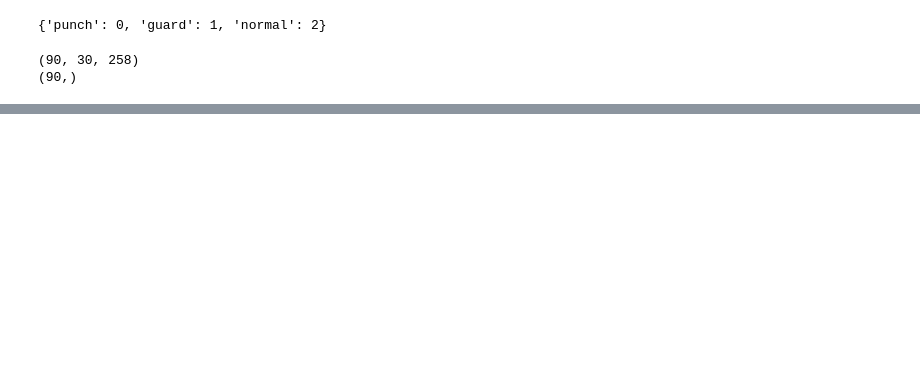
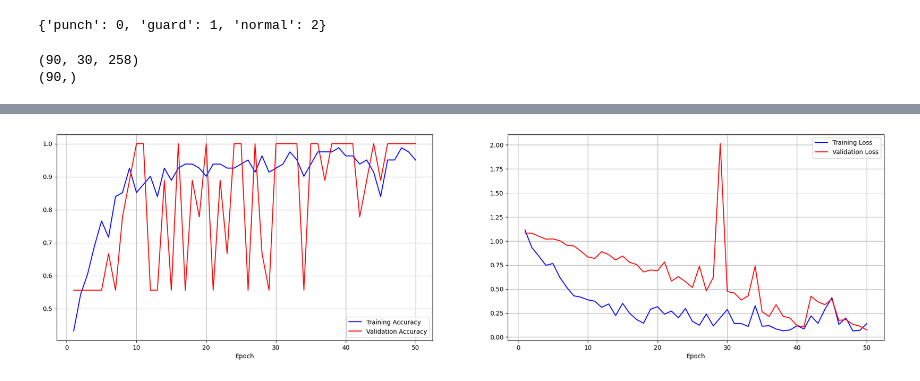
Before and after one commit to NiloofarAZAD/Human-Action-Recognition-Using-LSTM, a Jupyter notebook: Human_pose_Estimation_Medipipe_&_Activity_Recognition_LSTM.ipynb, the cells around one changed output, grey strips where cells are left out. Cells and saved outputs as stored; diff of their text form; code cells hidden in the pictures; blank space fills up the shorter version.

```diff
--- a/Human_pose_Estimation_Medipipe_&_Activity_Recognition_LSTM.ipynb
+++ b/Human_pose_Estimation_Medipipe_&_Activity_Recognition_LSTM.ipynb
@@ -194,0 +174,13 @@ punch
+# %%
+# compile the model
+model.compile(optimizer='sgd', loss='categorical_crossentropy', metrics=["accuracy"])
+
+checkpoint = ModelCheckpoint("./Action_recognition_LSTM.model.h5", monitor='val_acc', verbose=1, save_best_only=True, mode='max')
+
+early_stopping = EarlyStopping(monitor='val_acc',min_delta=0, patience=3, verbose=1, restore_best_weights=True)
+
+reduce_learningrate = ReduceLROnPlateau(monitor='val_acc',factor=0.2, patience=3, verbose=1, min_delta=0.0001)
+
+callbacks_list = [early_stopping,checkpoint,reduce_learningrate]
+# %%
+history = model.fit(X_train, y_train, batch_size= 16, validation_data=(X_test,y_test), epochs=50, verbose=1, callbacks=callbacks_list)
@@ -195 +214,28 @@ punch
+# %%
+# visualise training and testing accuracy & loss
+def plot_results(history):
+    acc = history.history['accuracy']
+    val_acc = history.history['val_accuracy']
+    loss = history.history['loss']
+    val_loss = history.history['val_loss']
+    epochs = range(1, len(acc) + 1)
+    plt.figure(figsize=(24, 6))
+    plt.subplot(1, 2, 1)
+    plt.plot(epochs, acc, 'b', label='Training Accuracy')
+    plt.plot(epochs, val_acc, 'r', label='Validation Accuracy')
+    plt.grid(True)
+    plt.legend()
+    plt.xlabel('Epoch')
+    plt.subplot(1, 2, 2)
+    plt.plot(epochs, loss, 'b', label='Training Loss')
+    plt.plot(epochs, val_loss, 'r', label='Validation Loss')
+    plt.grid(True)
+    plt.legend()
+    plt.xlabel('Epoch')
+    plt.show()
+
+
+plot_results(history)
+# %% [output]
+[figure, added]
 # %%
```
Also changed, not shown: parts of 19 cells of this notebook.
